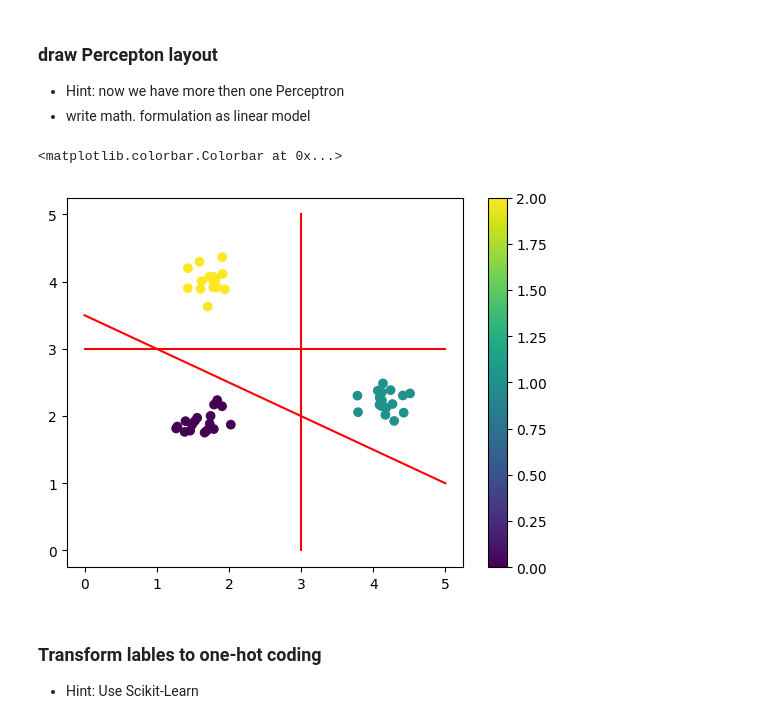
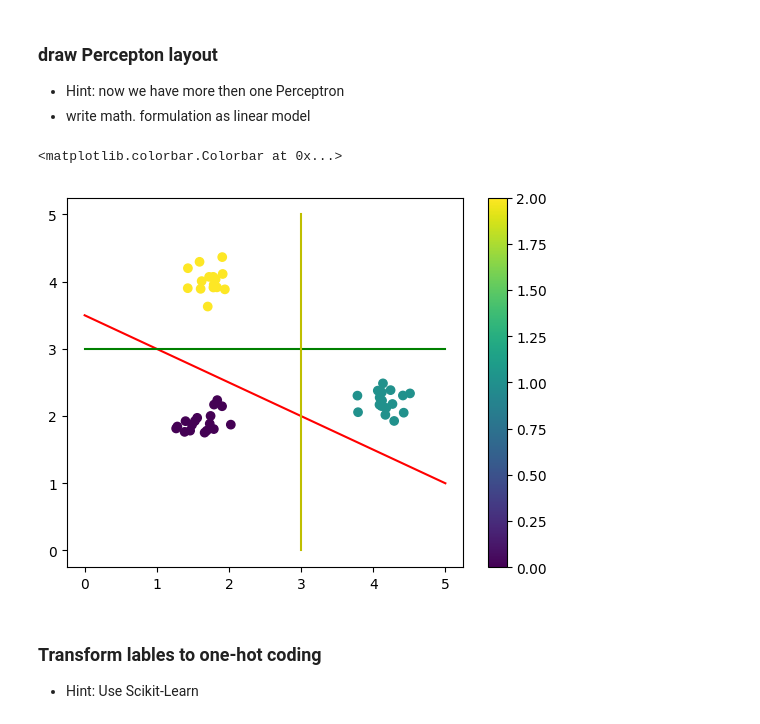
Before and after one commit to MrEwdew/DeepLearning25, a Jupyter notebook: week_2/Aufgabe_2_Multi_Class_Perceptrons.ipynb, the cells around one changed output. Drawn from its saved outputs; the diff is of its cells as text; code cells hidden in the pictures.

```diff
--- a/week_2/Aufgabe_2_Multi_Class_Perceptrons.ipynb
+++ b/week_2/Aufgabe_2_Multi_Class_Perceptrons.ipynb
@@ -76,21 +76,21 @@ plt.colorbar()
 # %%
 plt.scatter(X[:,0],X[:,1],c=y)
 
 
 line1x= np.arange(0,6)
 line1y= lambda x: (x * -0.5) +3.5
 
 line2x = np.arange(0,6)
 line2y = lambda x: (x * (0)) + 3
 
 plt.plot(line1x,line1y(line1x), 'r-')
-plt.plot(line2x,line2y(line1x), 'r-')
-plt.plot(line2y(line1x),line2x, 'r-')
+plt.plot(line2x,line2y(line1x), 'g-')
+plt.plot(line2y(line1x),line2x, 'y-')
 plt.plot()
 plt.colorbar()
 # %% [output]
 <matplotlib.colorbar.Colorbar at 0x...>
-[figure, old version]
+[figure, new version]
 # %% [markdown]
 ### Transform lables to one-hot coding
 * Hint: Use Scikit-Learn
```
Also changed, not shown: parts of 8 cells of this notebook.
